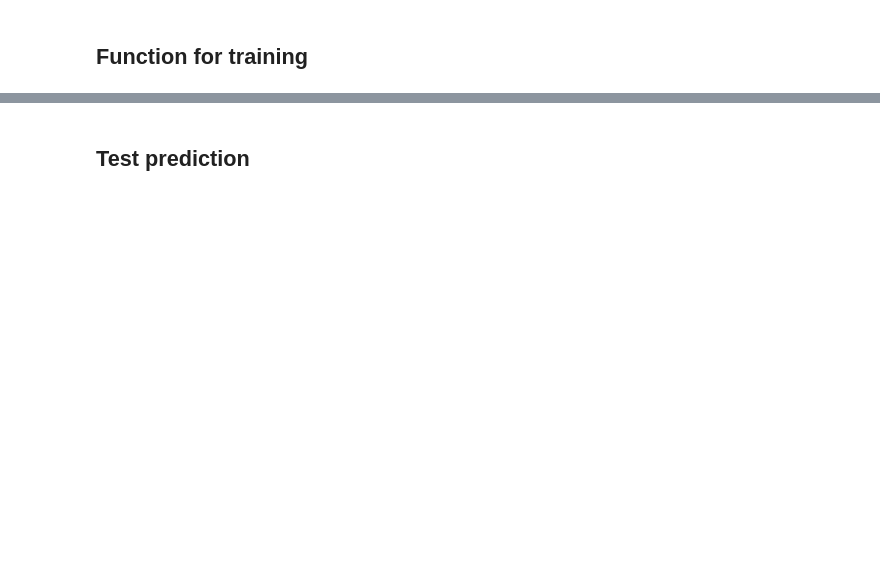
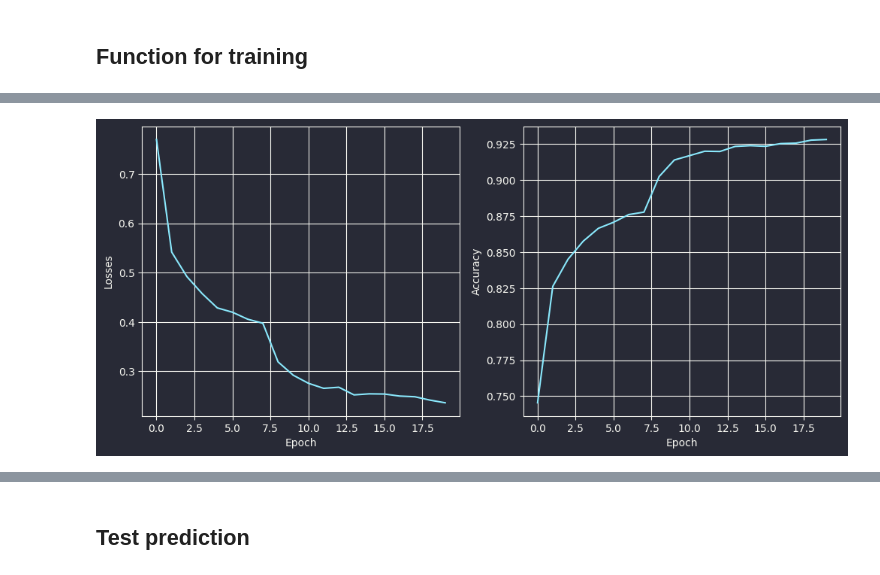
Before and after one commit to alex-werben/Deep-Learning, a Jupyter notebook: mnist_cnn.ipynb, the cells around one changed output, grey strips where cells are left out. Cells and saved outputs as stored; diff of their text form; code cells hidden in the pictures; blank space fills up the shorter version.

```diff
--- a/mnist_cnn.ipynb
+++ b/mnist_cnn.ipynb
@@ -341,7 +367,13 @@ class MnistDataset(Dataset):
             return image
 # %%
 mnist_train_dataset = MnistDataset("train.csv", transform=img_transforms, target_transform=label_transforms, train=True)
-mnist_test_dataset = MnistDataset("test.csv", transform=img_transforms, train=False)
+mnist_train_dataset_1 = MnistDataset("train.csv", transform=img_transforms_1, target_transform=label_transforms, train=True)
+mnist_train_dataset_2 = MnistDataset("train.csv", transform=img_transforms_2, target_transform=label_transforms, train=True)
+mnist_train_dataset_3 = MnistDataset("train.csv", transform=img_transforms_3, target_transform=label_transforms, train=True)
+mnist_test_dataset = MnistDataset("test.csv", transform=test_transforms, train=False)
 
 mnist_train_loader = DataLoader(mnist_train_dataset, batch_size=32, shuffle=False)
+mnist_train_loader_1 = DataLoader(mnist_train_dataset_1, batch_size=32, shuffle=False)
+mnist_train_loader_2 = DataLoader(mnist_train_dataset_2, batch_size=32, shuffle=False)
+mnist_train_loader_3 = DataLoader(mnist_train_dataset_3, batch_size=32, shuffle=False)
 mnist_test_loader = DataLoader(mnist_test_dataset, batch_size=32, shuffle=False)
@@ -413,0 +438,4 @@ Epoch 19: Train loss/accuracy: 0.194/0.942
+# %%
+cnn_1 = CNN()
+tr_ac, tr_ls, preds = train_kaggle(cnn_1, mnist_train_loader_1, epochs=20, loss=nn.CrossEntropyLoss(), gpu=True, verbose=True, plot=True)
+# %% [output]
@@ -413,0 +443 @@ Epoch 19: Train loss/accuracy: 0.194/0.942
+[figure, added]
```
Also changed, not shown: parts of 8 cells of this notebook.
